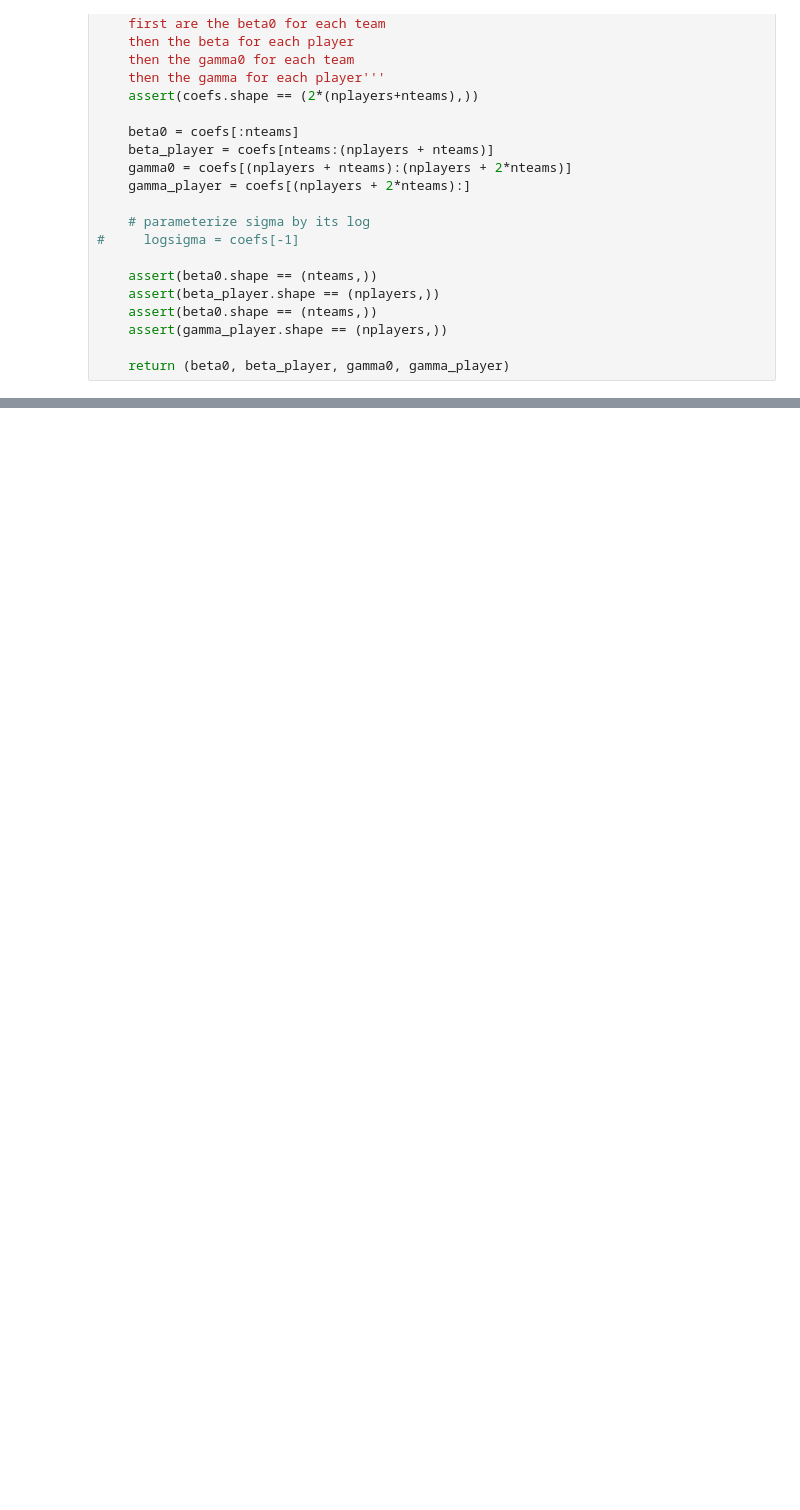
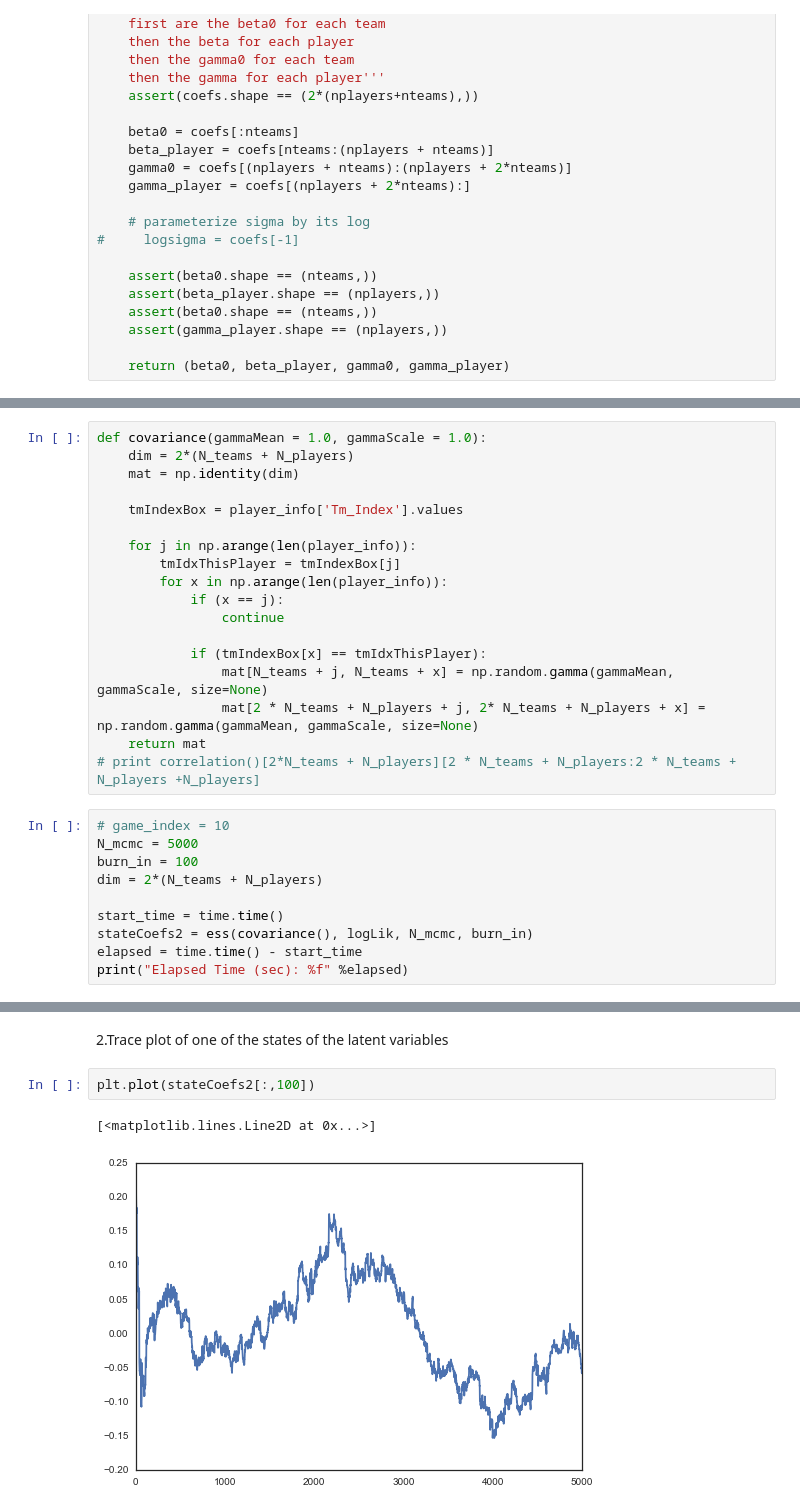
Before and after one commit to AM207Fantasy/am207, a Jupyter notebook: ESS_entire game_new.ipynb, the cells around one changed output, grey strips where cells are left out. Cells and saved outputs as stored; diff of their text form; blank space fills up the shorter version.

Commit message:
ESS with covariance

```diff
--- a/ESS_entire game_new.ipynb
+++ b/ESS_entire game_new.ipynb
@@ -387,0 +270,28 @@ print 100.*diff/score_diff
+# %%
+def covariance(gammaMean = 1.0, gammaScale = 1.0):
+    dim = 2*(N_teams + N_players)
+    mat = np.identity(dim)
+
+    tmIndexBox = player_info['Tm_Index'].values
+
+    for j in np.arange(len(player_info)):
+        tmIdxThisPlayer = tmIndexBox[j]
+        for x in np.arange(len(player_info)):
+            if (x == j):
+                continue
+
+            if (tmIndexBox[x] == tmIdxThisPlayer):
+                mat[N_teams + j, N_teams + x] = np.random.gamma(gammaMean, gammaScale, size=None)
+                mat[2 * N_teams + N_players + j, 2* N_teams + N_players + x] = np.random.gamma(gammaMean, gammaScale, size=None)
+    return mat
+# print correlation()[2*N_teams + N_players][2 * N_teams + N_players:2 * N_teams + N_players +N_players]
+# %%
+# game_index = 10
+N_mcmc = 5000
+burn_in = 100
+dim = 2*(N_teams + N_players)
+
+start_time = time.time()
+stateCoefs2 = ess(covariance(), logLik, N_mcmc, burn_in)
+elapsed = time.time() - start_time
+print("Elapsed Time (sec): %f" %elapsed)
@@ -387,0 +300,7 @@ print 100.*diff/score_diff
+# %% [markdown]
+2.Trace plot of one of the states of the latent variables
+# %%
+plt.plot(stateCoefs2[:,100])
+# %% [output]
+[<matplotlib.lines.Line2D at 0x...>]
+[figure, added]
```
Also changed, not shown: parts of 27 cells of this notebook.
